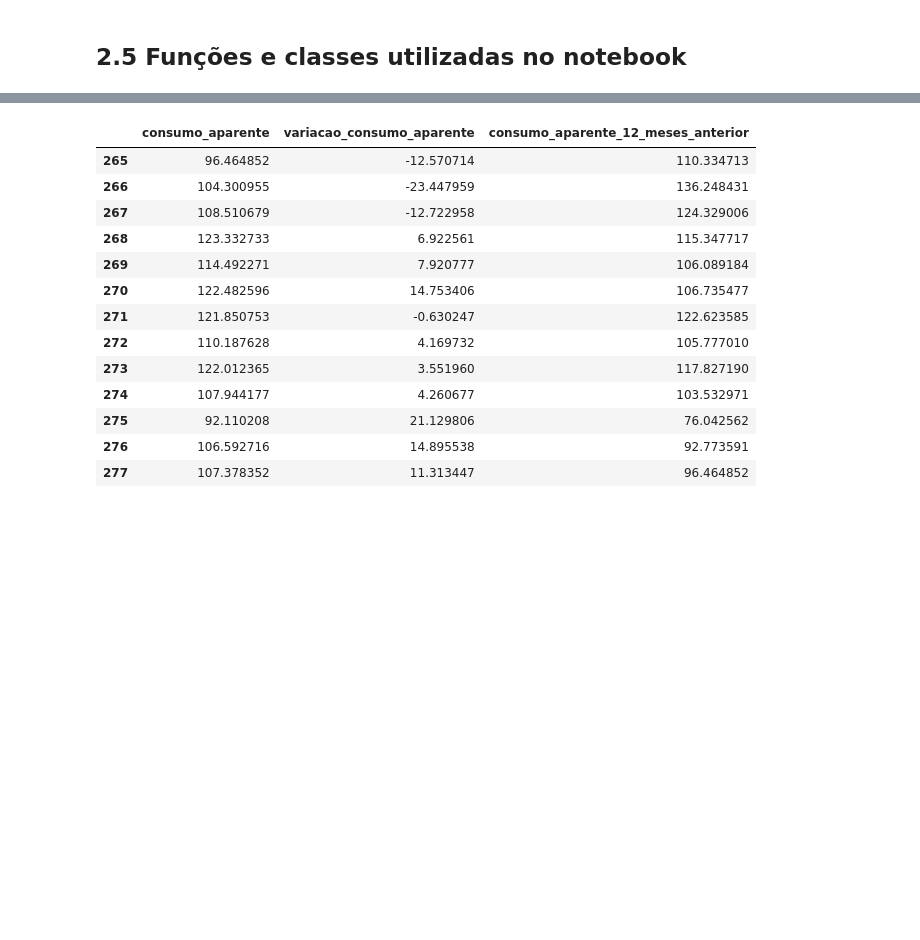
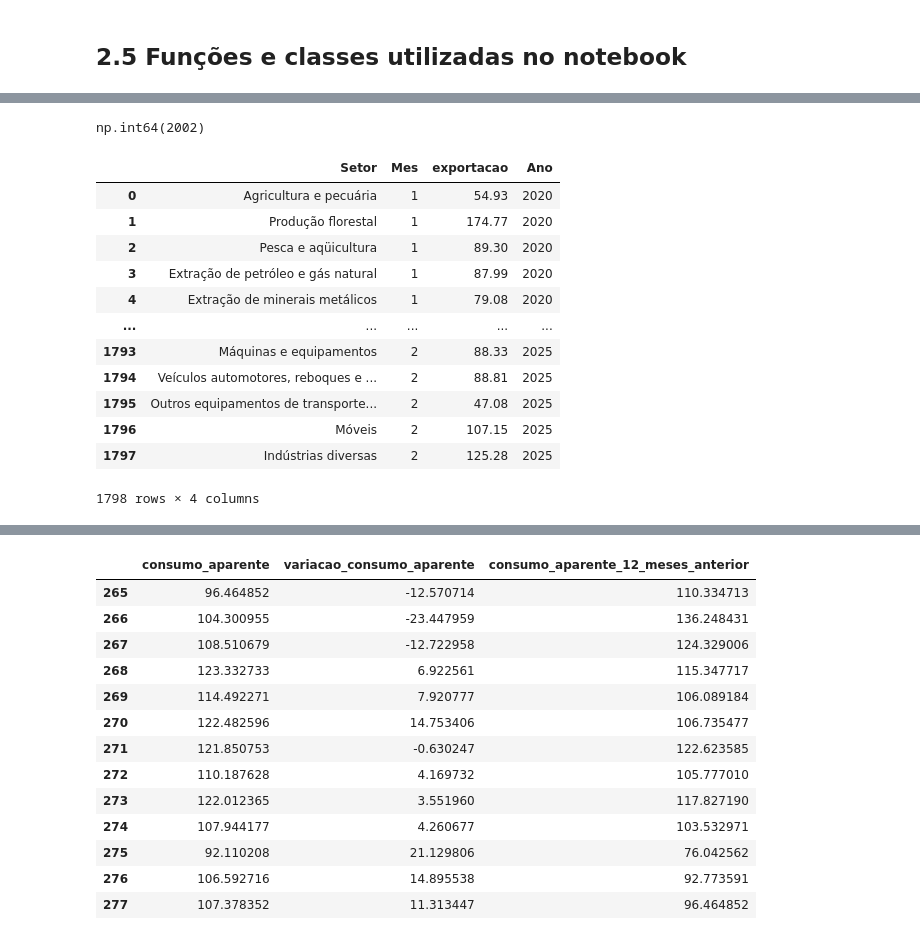
Before and after one commit to amiltonmendes/consumo-aparente, a Jupyter notebook: Cálculo de consumo nacional aparente - Funcex Planilha.ipynb, the cells around one changed output, grey strips where cells are left out. Drawn from its saved outputs; the diff is of its cells as text; code cells hidden in the pictures; blank space fills up the shorter version.

```diff
--- a/Cálculo de consumo nacional aparente - Funcex Planilha.ipynb
+++ b/Cálculo de consumo nacional aparente - Funcex Planilha.ipynb
@@ -133,16 +160,0 @@ correlacao.head()
-# %%
-#Criar um mapa que faça a correlação entre um código de cnae e códigos para baixar a série de importação, exportação e a url para download de dados do sidra
-
-mapa_cnae = {
-    "2100": {  # CNAE 2100 - Fabricação de produtos farmacêuticos
-        "importacao": "FUNCEX12_MQFARM2N12",
-        "exportacao": "FUNCEX12_XQFARM2N12",
-        "sidra_url": "https://apisidra.ibge.gov.br/values/t/8888/n1/all/v/12606/p/all/c544/129330/d/v12606%205"
-    },
-    "29" : {
-        "importacao": "FUNCEX12_MQVEIC2N12",
-        "exportacao": "FUNCEX12_XQVEIC2N12",
-        "sidra_url": "https://apisidra.ibge.gov.br/values/t/8888/n1/all/v/12606/p/all/c544/129338/d/v12606%205"
-    }
-    # adicione mais CNAEs aqui...
-}
@@ -357,0 +522,4 @@ HTTPError: HTTP Error 404: Not Found
+# %%
+producao['Ano'].min()
+# %% [output]
+np.int64(2002)
@@ -357,0 +530,18 @@ HTTPError: HTTP Error 404: Not Found
+# %%
+exportacao = consumoAparente.carrega_dados_quantum_exp_imp('exportacao')
+# %%
+exportacao
+# %% [output]
+|  | Setor | Mes | exportacao | Ano |
+| 0 | Agricultura e pecuária | 1 | 54.93 | 2020 |
+| 1 | Produção florestal | 1 | 174.77 | 2020 |
+| 2 | Pesca e aqüicultura | 1 | 89.30 | 2020 |
+| 3 | Extração de petróleo e gás natural | 1 | 87.99 | 2020 |
+| 4 | Extração de minerais metálicos | 1 | 79.08 | 2020 |
+| ... | ... | ... | ... | ... |
+| 1793 | Máquinas e equipamentos | 2 | 88.33 | 2025 |
+| 1794 | Veículos automotores, reboques e ... | 2 | 88.81 | 2025 |
+| 1795 | Outros equipamentos de transporte... | 2 | 47.08 | 2025 |
+| 1796 | Móveis | 2 | 107.15 | 2025 |
+| 1797 | Indústrias diversas | 2 | 125.28 | 2025 |
+1798 rows × 4 columns
```
Also changed, not shown: parts of 28 cells of this notebook.
